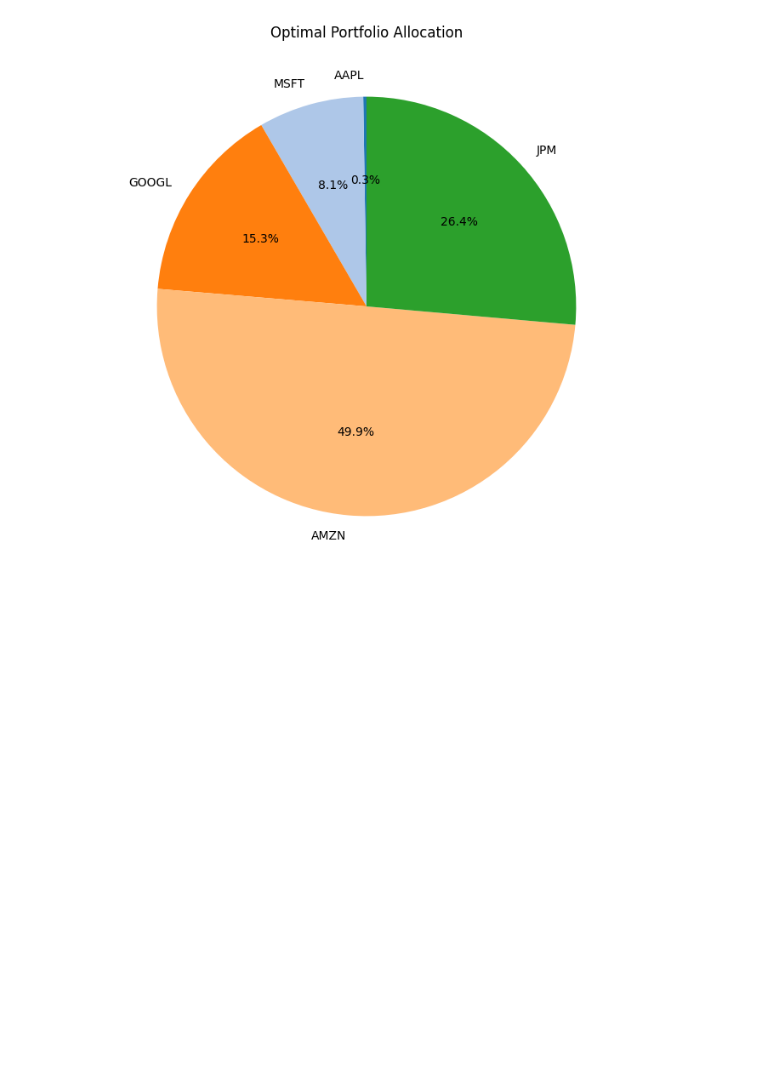
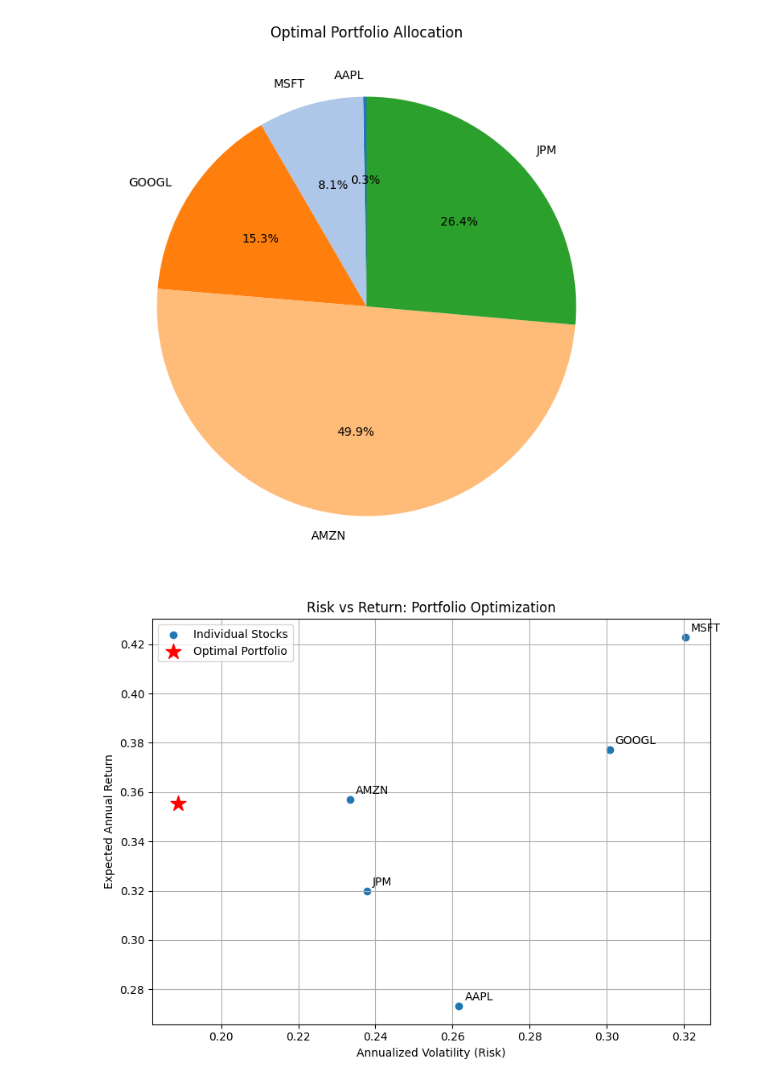
Before and after one commit to ctkantaparn/stock-portfolio-optimization, a Jupyter notebook: src/notebooks/portfolio_analysis.ipynb, the cells around one changed output. Saved outputs shown, nothing was run; the diff lists cells and outputs as text; code cells hidden in the pictures; blank space fills up the shorter version.

Commit message:
Initial commit: stock portfolio optimization project

```diff
--- a/src/notebooks/portfolio_analysis.ipynb
+++ b/src/notebooks/portfolio_analysis.ipynb
@@ -110,3 +108,30 @@ plt.title("Optimal Portfolio Allocation")
 plt.show()
 # %% [output]
 [figure]
+# %%
+stock_returns = returns.mean() * 252
+stock_volatility = returns.std() * np.sqrt(252)
+
+plt.figure(figsize=(8,6))
+plt.scatter(stock_volatility, stock_returns, label='Individual Stocks')
+
+# Label each stock
+for i, ticker in enumerate(tickers):
+    plt.annotate(ticker,
+                 (stock_volatility[i], stock_returns[i]),
+                 textcoords="offset points",
+                 xytext=(5,5))
+
+# Plot optimal portfolio
+plt.scatter(opt_vol, opt_return, color='red', marker='*', s=200, label='Optimal Portfolio')
+
+plt.xlabel('Annualized Volatility (Risk)')
+plt.ylabel('Expected Annual Return')
+plt.title('Risk vs Return: Portfolio Optimization')
+plt.legend()
+plt.grid(True)
+plt.tight_layout()
+plt.savefig(project_root / "visuals/charts/correlation_matrix.png")
+plt.show()
+# %% [output]
+[figure, added]
```
Also changed, not shown: parts of 6 cells of this notebook, 4 other files.
